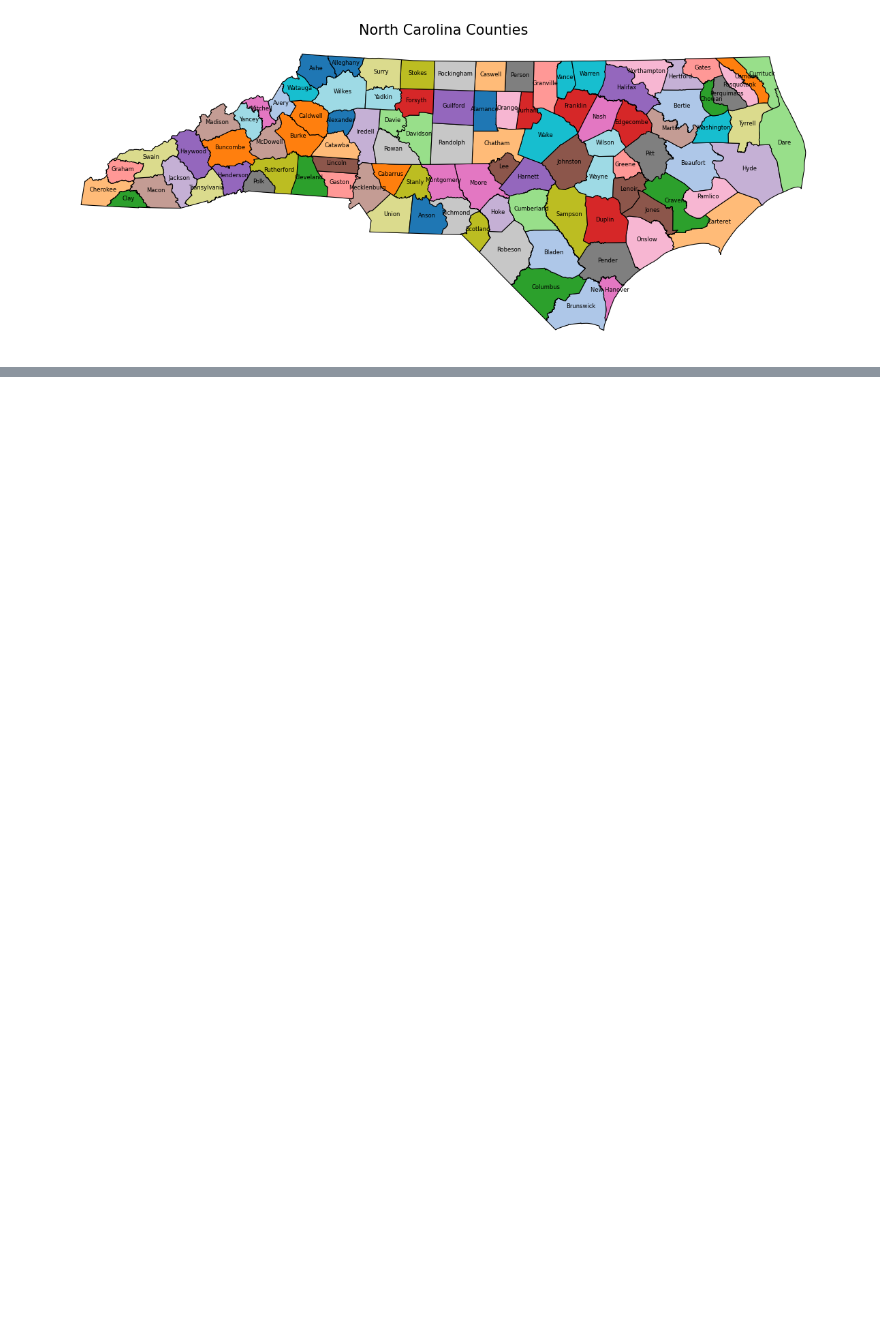
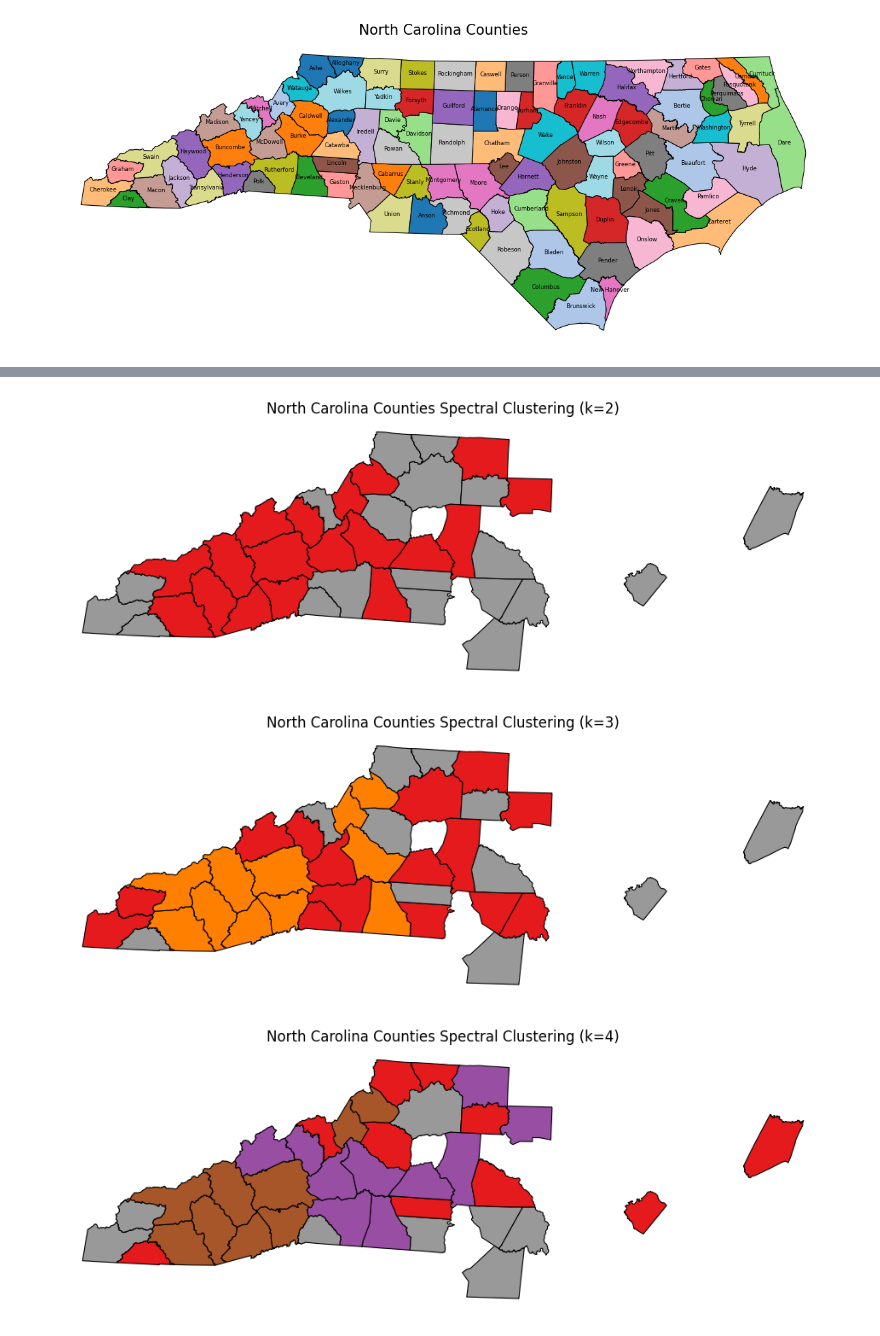
Before and after one commit to zakk-h/NCTrailVisitation, a Jupyter notebook: work.ipynb, the cells around one changed output, grey strips where cells are left out. Saved outputs shown, nothing was run; the diff lists cells and outputs as text; code cells hidden in the pictures; blank space fills up the shorter version.

```diff
--- a/work.ipynb
+++ b/work.ipynb
@@ -446,0 +640,46 @@ plt.show()
+# %%
+from sklearn.cluster import SpectralClustering
+from matplotlib import pyplot as plt
+
+# Define spectral clustering function
+def spectral_cluster(num_clusters, normalized_data, merged_geo_original):
+    # Perform spectral clustering
+    spectral = SpectralClustering(
+        n_clusters=num_clusters,
+        affinity='nearest_neighbors',
+        n_neighbors=10,  # Choose based on your dataset size
+        random_state=42
+    )
+    spectral_clusters = spectral.fit_predict(normalized_data.drop(columns=['County', 'Cluster']).values)
+
+    # Add cluster assignments to normalized_data
+    normalized_data['Spectral_Cluster'] = spectral_clusters + 1  # +1 to match 1-based indexing for clusters
+
+    # Make a copy of merged_geo to avoid overwriting it
+    merged_geo = merged_geo_original.copy()
+    merged_geo = merged_geo.merge(normalized_data[['County', 'Spectral_Cluster']], on='County', how='left')
+
+    # Plot the clustering result on the map
+    fig, ax = plt.subplots(1, 1, figsize=(12, 12))
+    merged_geo.plot(
+        column='Spectral_Cluster',
+        cmap='Set1',
+        linewidth=0.8,
+        ax=ax,
+        edgecolor='black'
+    )
+    plt.title(f"North Carolina Counties Spectral Clustering (k={num_clusters})")
+    plt.axis('off')
+    plt.show()
+
+# Example usage
+spectral_cluster(2, normalized_data.copy(), merged_geo.copy())
+spectral_cluster(3, normalized_data.copy(), merged_geo.copy())
+spectral_cluster(4, normalized_data.copy(), merged_geo.copy())
+spectral_cluster(5, normalized_data.copy(), merged_geo.copy())
+spectral_cluster(6, normalized_data.copy(), merged_geo.copy())
+spectral_cluster(7, normalized_data.copy(), merged_geo.copy())
+# %% [output]
+[figure, added]
+[figure, added]
+[figure, added]
```
Also changed, not shown: parts of 9 cells of this notebook.
